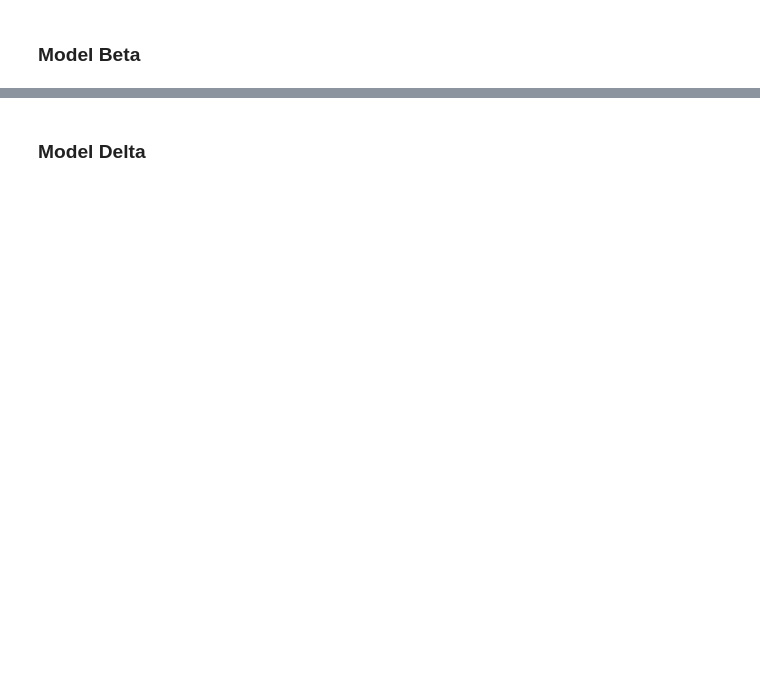
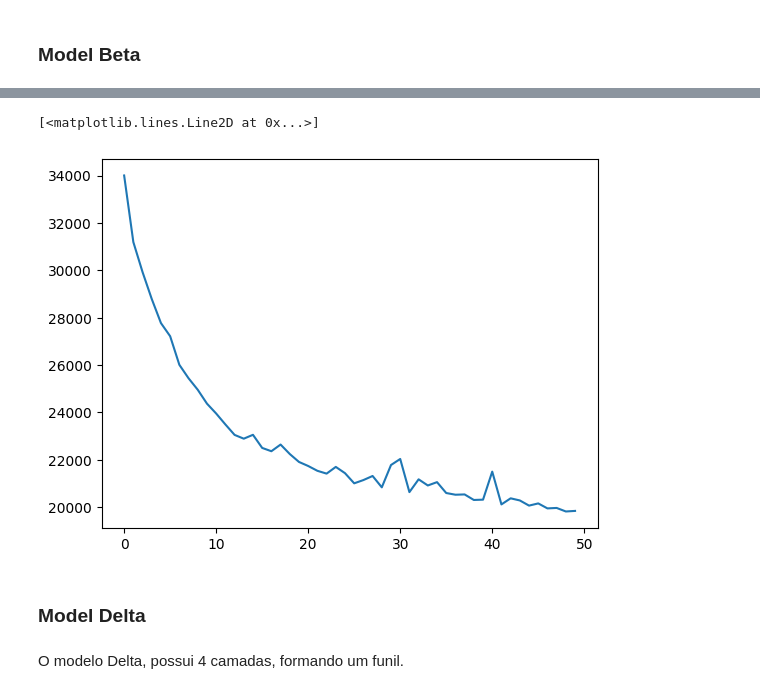
Before and after one commit to vitornuness/ads_2025_passagem_aerea, a Jupyter notebook: notebooks/4_modelagem.ipynb, the cells around one changed output, grey strips where cells are left out. Cells and saved outputs as stored; diff of their text form; code cells hidden in the pictures; blank space fills up the shorter version.

```diff
--- a/notebooks/4_modelagem.ipynb
+++ b/notebooks/4_modelagem.ipynb
@@ -156,7 +149,16 @@ SyntaxError: invalid syntax (4246619056.py, line 1)
 # %%
 model_beta.compile(loss='mse')
+# %%
+history_beta = model_beta.fit(x_train, y_train, validation_data=(x_test, y_test), epochs=50, verbose=None)
+# %%
+plt.plot(history_beta.history['val_loss'])
+# %% [output]
+[<matplotlib.lines.Line2D at 0x...>]
+[figure, added]
 # %% [markdown]
 ### Model Delta
+# %% [markdown]
+O modelo Delta, possui 4 camadas, formando um funil.
 # %%
 model_delta = keras.Sequential(name='Delta')
 
```
Also changed, not shown: parts of 22 cells of this notebook.
